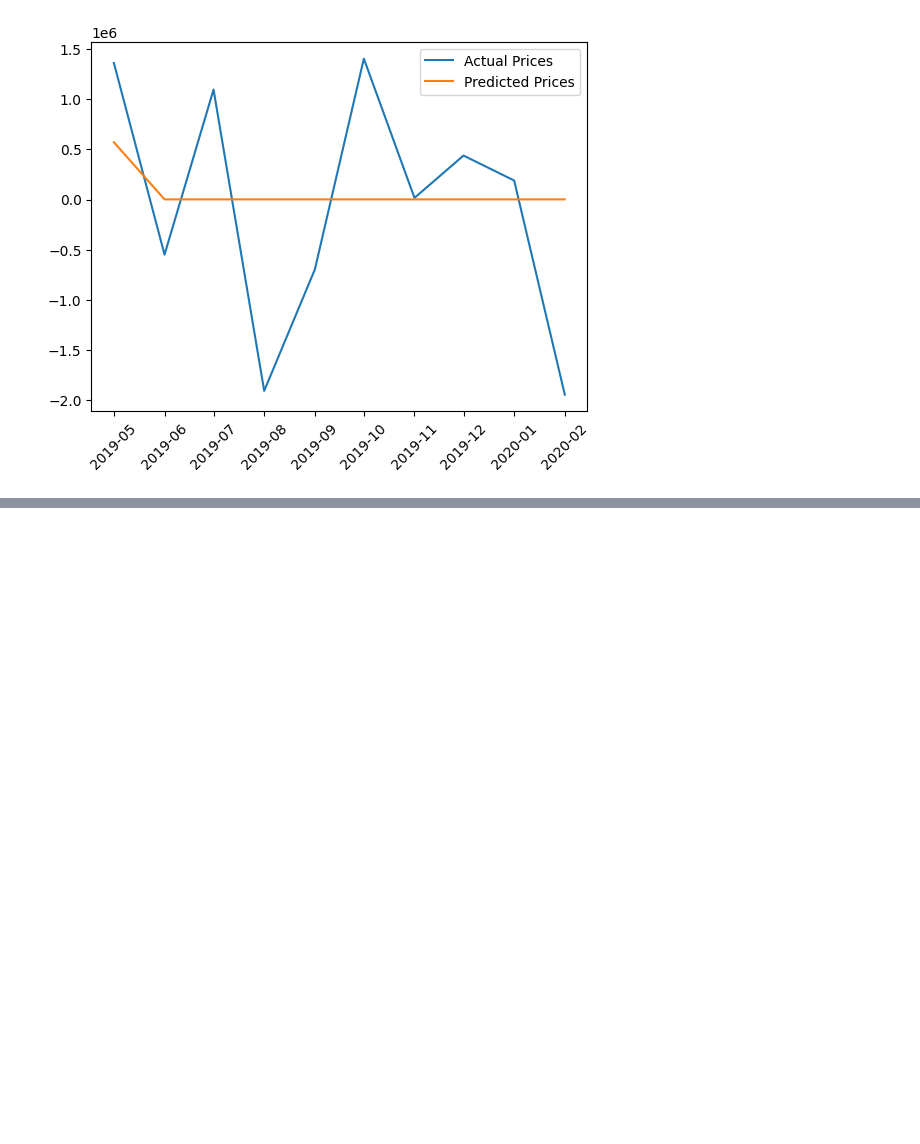
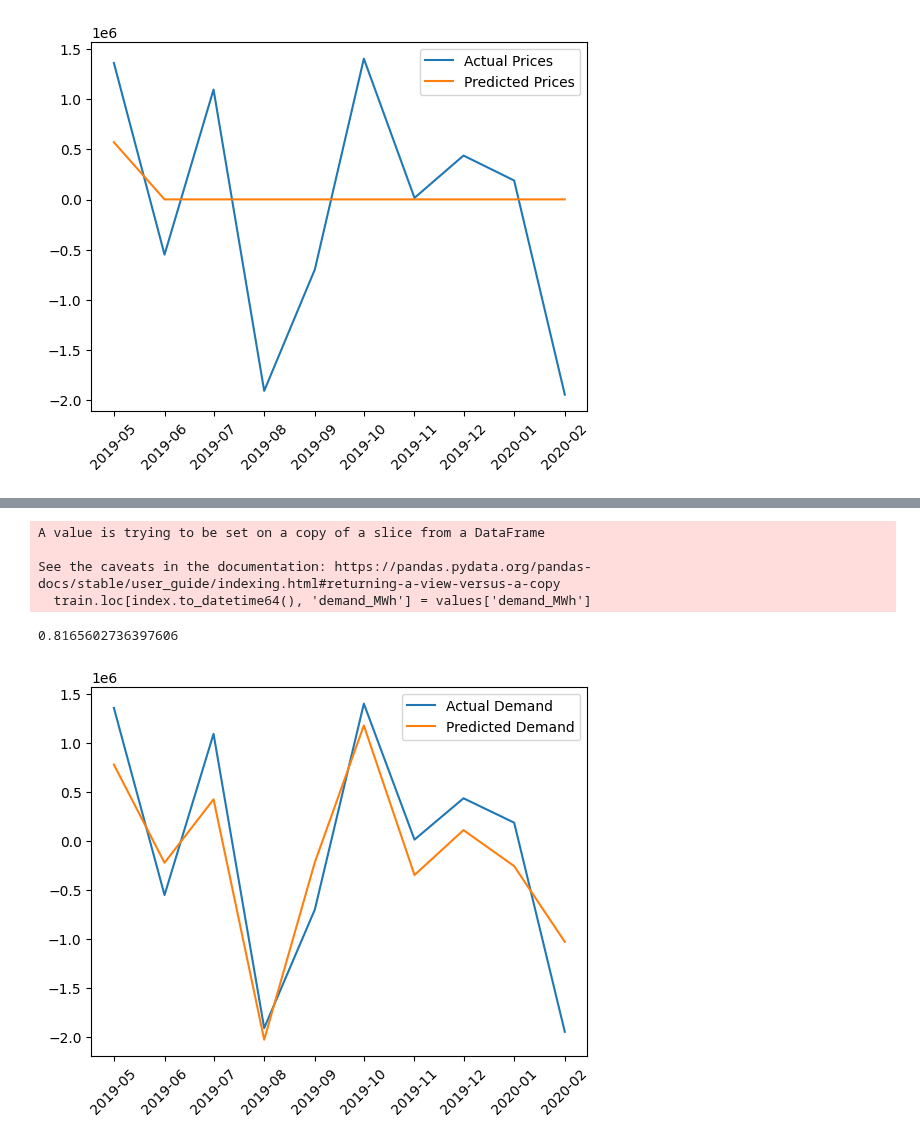
Before and after one commit to tomashbk/electric_energy_demand_argentina, a Jupyter notebook: MA.ipynb, the cells around one changed output, grey strips where cells are left out. Cells and saved outputs as stored; diff of their text form; code cells hidden in the pictures; blank space fills up the shorter version.

```diff
--- a/MA.ipynb
+++ b/MA.ipynb
@@ -163,0 +242,38 @@ ValueError: Length of values (0) does not match length of index (1)
+# %%
+# fcst = []
+train = df_time_series_diff[:-10]
+test = df_time_series_diff[-10:]
+
+fcst = pd.DataFrame(columns=['demand_MWh'])
+fcst.index.name = 'time_index'
+# for step in range(len(test)):
+for index, values in test.iterrows():
+    # print(values['demand_MWh'])
+    # print(index.dtype)
+    # print(type(index.to_datetime64()))
+    # Forecast the first MA(1) model
+    mod = ARIMA(train.reset_index(drop=True), order=(0,0,20))
+    res = mod.fit()
+    orig_data = df_time_series_diff
+    pred = res.predict()
+    # fcst.concat(pd.DataFrame(res.forecast(steps = 1), index=[index]))
+    # print(index)
+    fcst.loc[index.to_datetime64(), 'demand_MWh'] = res.forecast(steps = 1).iloc[0]
+    # fcst += pd.Series(res.forecast(steps = 1), index=[index])
+    # print(fcst)
+    # fcst += res.forecast(steps = 1)
+    train.loc[index.to_datetime64(), 'demand_MWh'] = values['demand_MWh']
+    pd.concat([train,values])
+print(r2_score(test['demand_MWh'], fcst['demand_MWh']))
+plt.plot(test['demand_MWh'])
+plt.plot(fcst['demand_MWh'])
+plt.legend(['Actual Demand', 'Predicted Demand'])
+plt.xticks(rotation=45)
+plt.show()
+# %% [output]
+A value is trying to be set on a copy of a slice from a DataFrame
+
+See the caveats in the documentation: https://pandas.pydata.org/pandas-docs/stable/user_guide/indexing.html#returning-a-view-versus-a-copy
+  train.loc[index.to_datetime64(), 'demand_MWh'] = values['demand_MWh']
+0.8165602736397606
+[figure, added]
```
Also changed, not shown: parts of 5 cells of this notebook.
